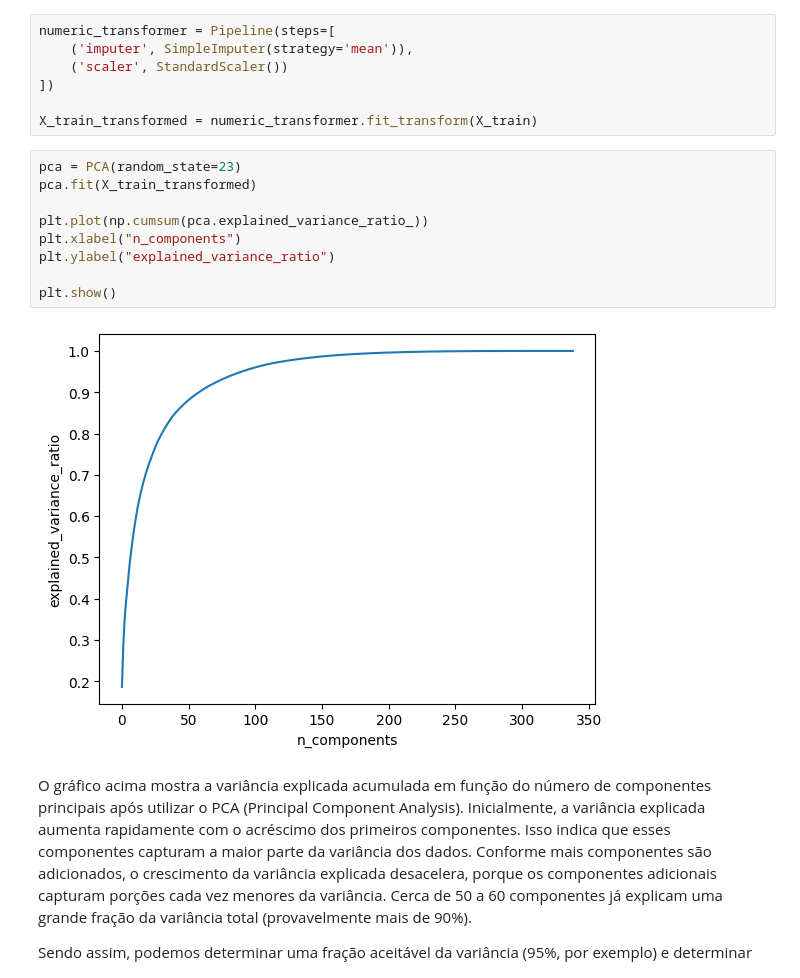
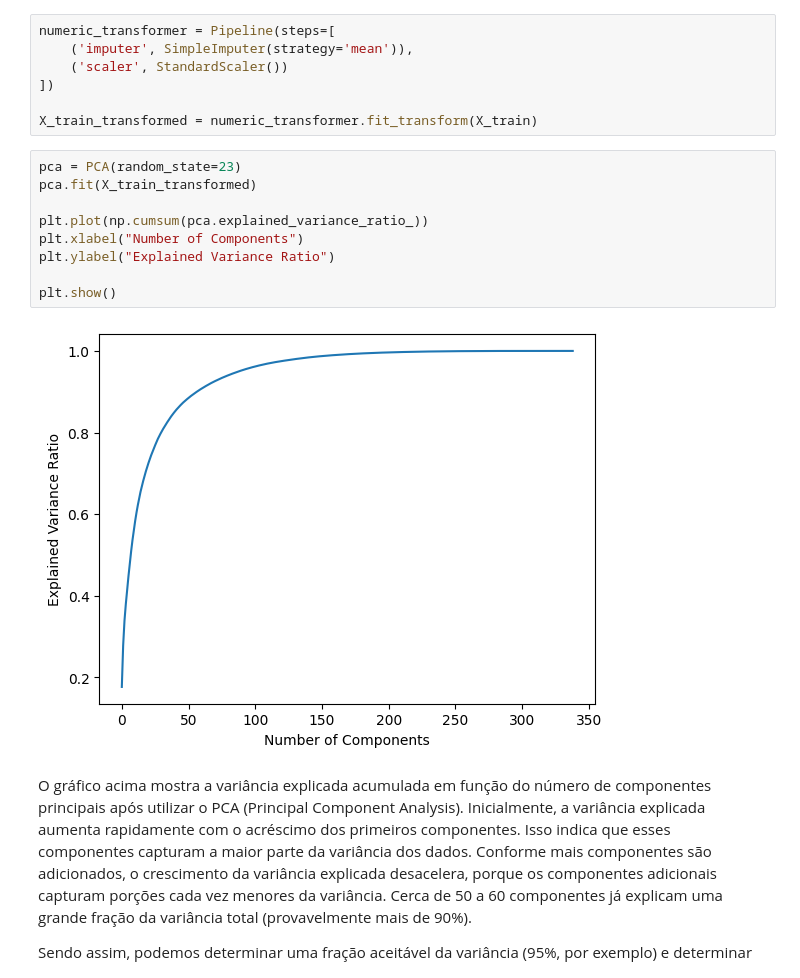
Before and after one commit to ianaraujo/puc-ciencia-dados, a Jupyter notebook: main.ipynb, the cells around one changed output. Drawn from its saved outputs; the diff is of its cells as text.

```diff
--- a/main.ipynb
+++ b/main.ipynb
@@ -314,14 +314,14 @@ X_train_transformed = numeric_transformer.fit_transform(X_train)
 # %%
 pca = PCA(random_state=23)
 pca.fit(X_train_transformed)
 
 plt.plot(np.cumsum(pca.explained_variance_ratio_))
-plt.xlabel("n_components")
-plt.ylabel("explained_variance_ratio")
+plt.xlabel("Number of Components")
+plt.ylabel("Explained Variance Ratio")
 
 plt.show()
 # %% [output]
-[figure, old version]
+[figure, new version]
 # %% [markdown]
 O gráfico acima mostra a variância explicada acumulada em função do número de componentes principais após utilizar o PCA (Principal Component Analysis). Inicialmente, a variância explicada aumenta rapidamente com o acréscimo dos primeiros componentes. Isso indica que esses componentes capturam a maior parte da variância dos dados. Conforme mais componentes são adicionados, o crescimento da variância explicada desacelera, porque os componentes adicionais capturam porções cada vez menores da variância. Cerca de 50 a 60 componentes já explicam uma grande fração da variância total (provavelmente mais de 90%).
 
```
Also changed, not shown: parts of 64 cells of this notebook, 5 other files.
